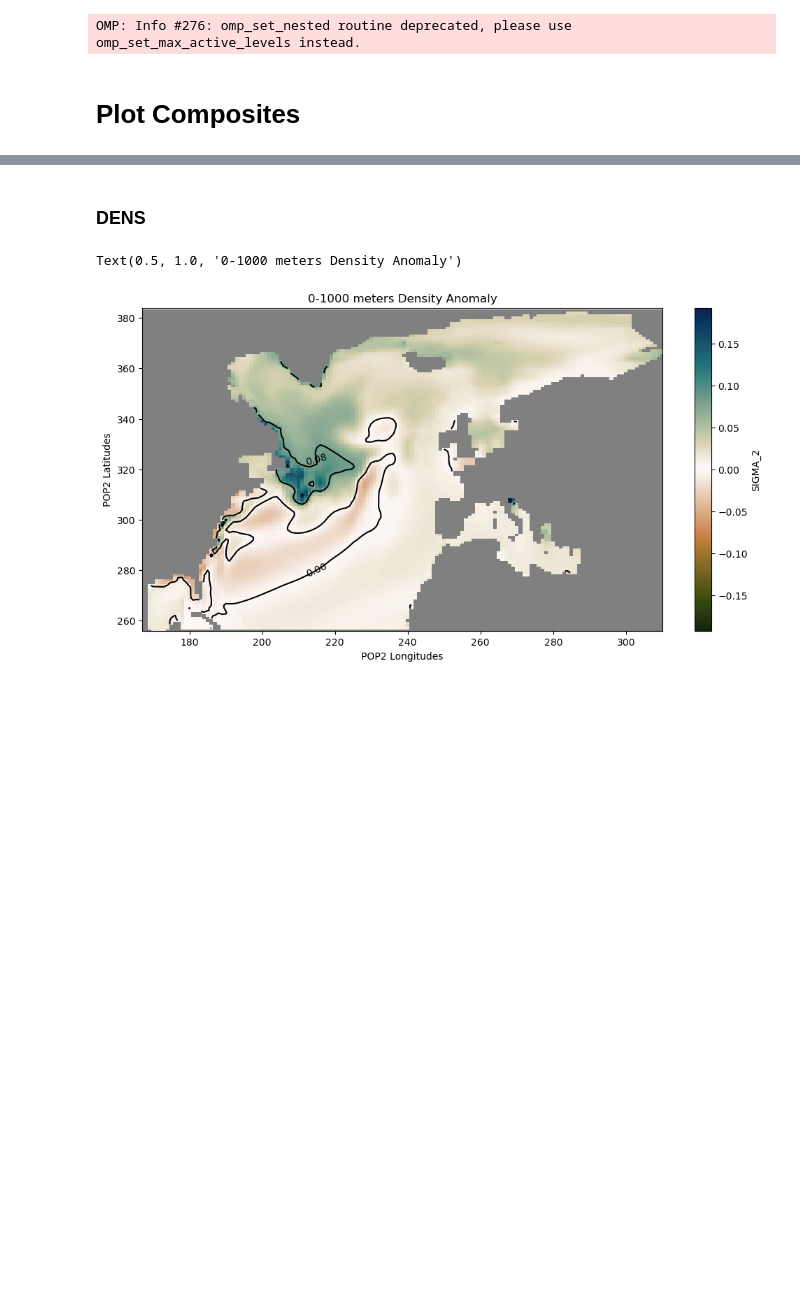
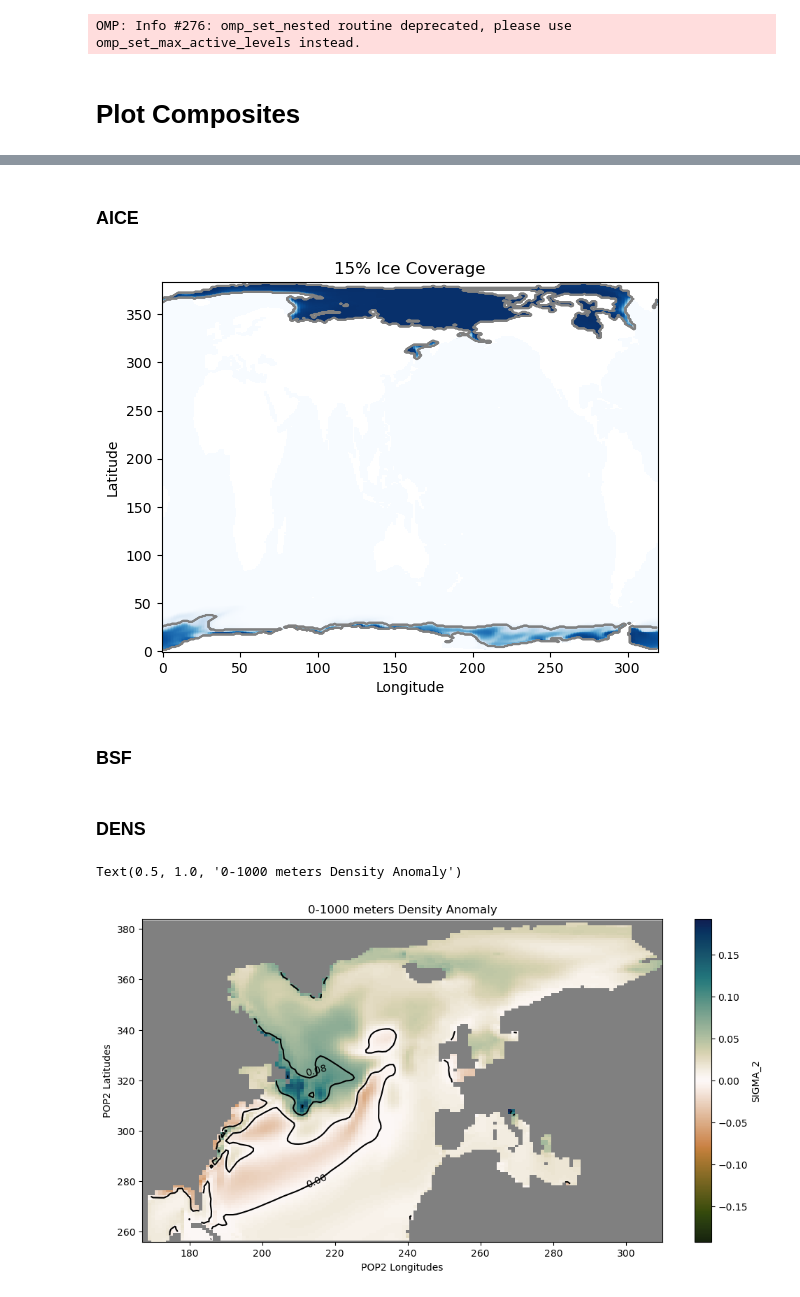
Before and after one commit to inagler/current, a Jupyter notebook: Additional_figures_composite.ipynb, the cells around one changed output, grey strips where cells are left out. Drawn from its saved outputs; the diff is of its cells as text; code cells hidden in the pictures; blank space fills up the shorter version.

```diff
--- a/Additional_figures_composite.ipynb
+++ b/Additional_figures_composite.ipynb
@@ -72,0 +98,27 @@ vmax = abs(difference_sigma.SIGMA_2).max()
+# %% [markdown]
+### AICE
+# %%
+aice_file = '/Data/gfi/share/ModData/CESM2_LENS2/ocean/monthly/aice/aice_1001.001.nc'
+difference_aice = xr.open_dataset(aice_file)
+# %%
+# Assuming ds is your xarray dataset
+ice_area = difference_aice.aice.isel(time=0)  # Adjust the variable name accordingly
+time_index = 0  # Adjust the time index as needed
+
+# Create a binary mask where True indicates values greater than or equal to 0.15
+mask = ice_area >= 0.15
+
+# Plot the map with the 15% ice coverage indicated by a line
+fig, ax = plt.subplots()
+ice_area.plot(ax=ax, cmap='Blues', add_colorbar=False)
+mask.plot.contour(ax=ax, colors=['gray'], linewidths=1)
+
+plt.title(f'15% Ice Coverage')
+plt.xlabel('Longitude')
+plt.ylabel('Latitude')
+
+plt.show()
+# %% [output]
+[figure, added]
+# %% [markdown]
+### BSF
```
Also changed, not shown: parts of 7 cells of this notebook, 4 other files.
